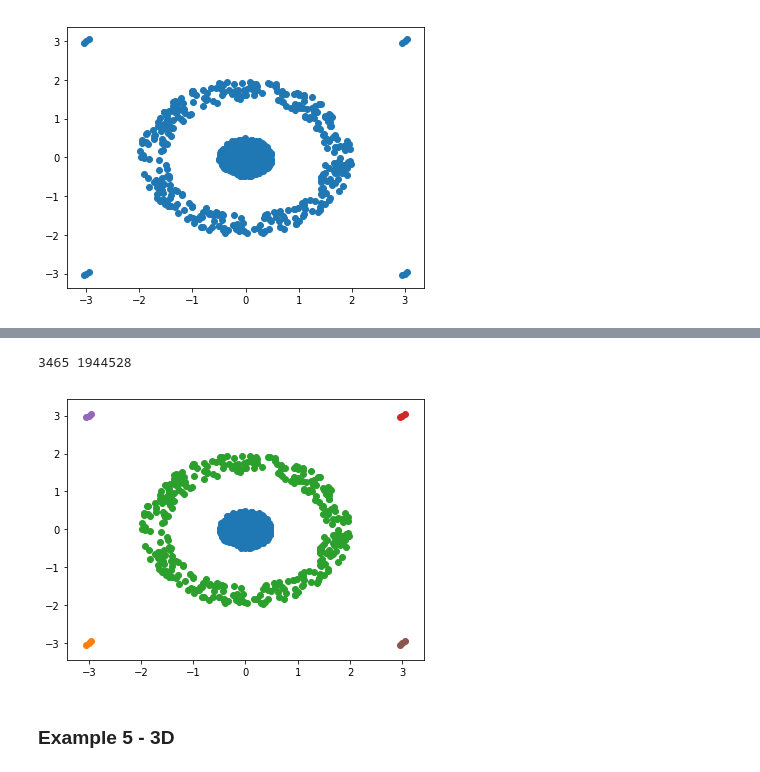
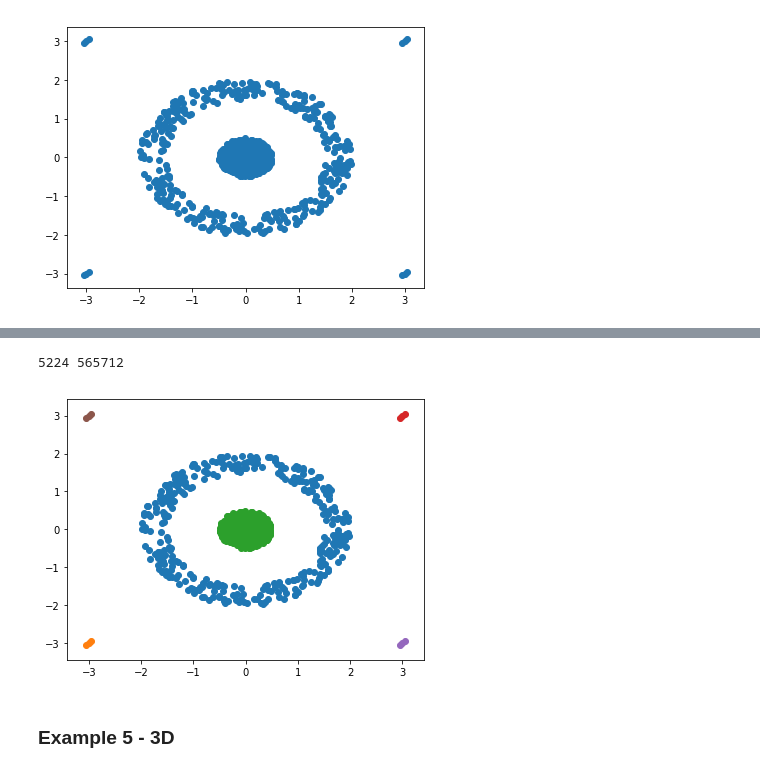
Before and after one commit to Anhmike/clustering, a Jupyter notebook: tmp/clustering.ipynb, the cells around one changed output, grey strips where cells are left out. Cells and saved outputs as stored; diff of their text form; code cells hidden in the pictures.

```diff
--- a/tmp/clustering.ipynb
+++ b/tmp/clustering.ipynb
@@ -135,10 +135,10 @@ plt[`:show][];
 # %%
-\ts r4:.clust.cure[d4;6;30;0]
+\ts r4:.clust.cure[d4;6;30;0;`e2dist]
 {plt[`:scatter][;]. flip x}each d4 distinct exec cltidx from r4 where valid;
 plt[`:show][];
 # %% [output]
-3465 1944528
+5224 565712
-[figure, old version]
+[figure, new version]
 # %% [markdown]
 ### Example 5 - 3D
 # %%
```
Also changed, not shown: parts of 17 cells of this notebook, 1 other file.
